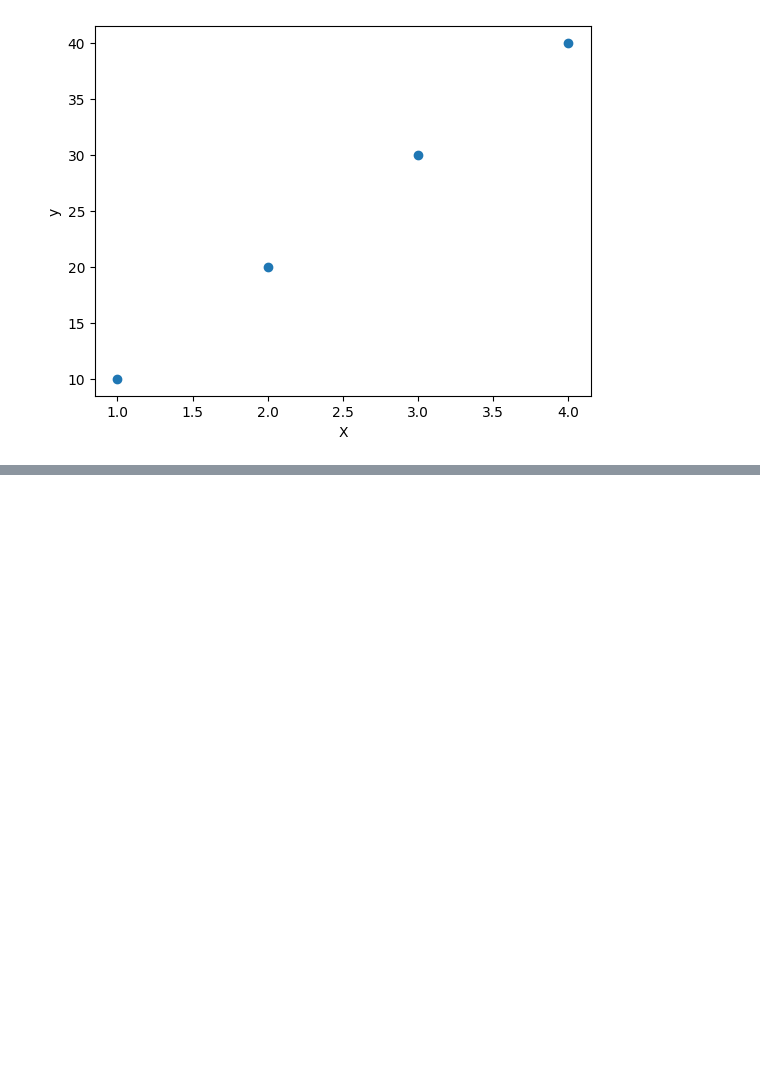
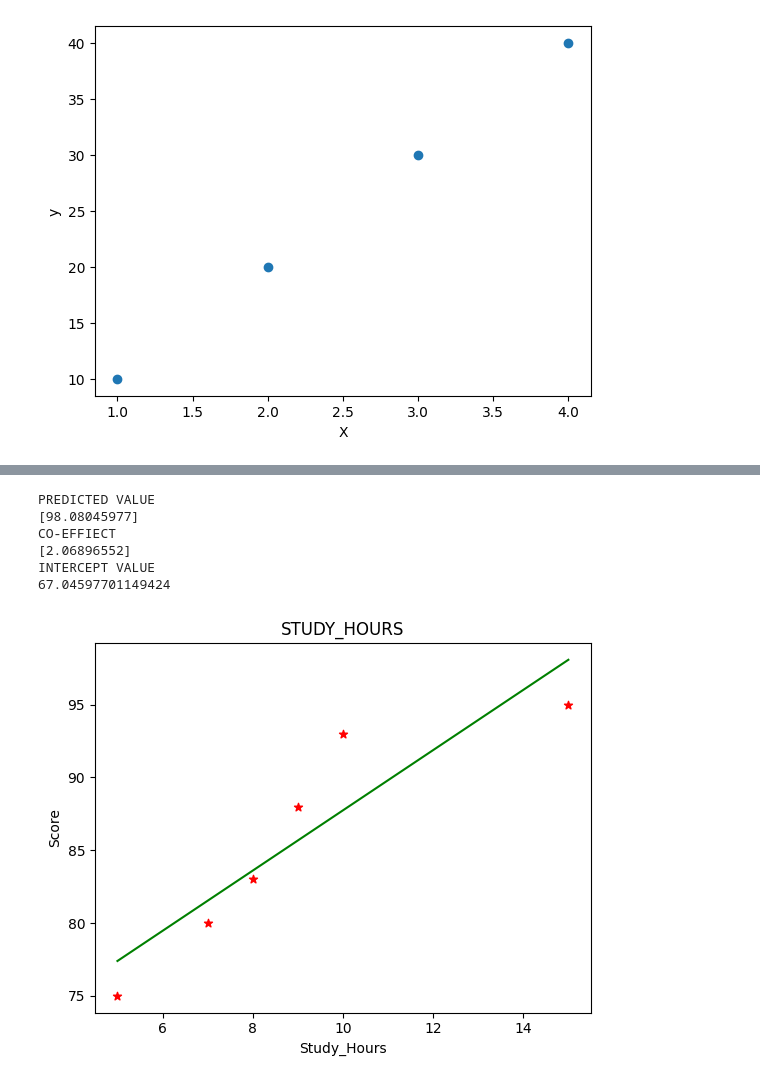
Before and after one commit to keerthimareedu3/keerthi, a Jupyter notebook: MACHINE_LEARNING.ipynb, the cells around one changed output, grey strips where cells are left out. Saved outputs shown, nothing was run; the diff lists cells and outputs as text; code cells hidden in the pictures; blank space fills up the shorter version.

```diff
--- a/MACHINE_LEARNING.ipynb
+++ b/MACHINE_LEARNING.ipynb
@@ -868,0 +967,29 @@ ValueError: Array shapes are incompatible for broadcasting.
+# %%
+import pandas as pd
+from sklearn.linear_model import LinearRegression
+import matplotlib.pyplot as plt
+df=pd.read_csv("STUDY_HOURS.csv")
+new_df=df.drop('SCORE',axis="columns")
+values=LinearRegression()
+values.fit(new_df.values,df.SCORE.values)
+print("PREDICTED VALUE")
+
+print(values.predict([[15]]))
+print("CO-EFFIECT")
+print(values.coef_)
+print("INTERCEPT VALUE")
+print(values.intercept_)
+plt.title("STUDY_HOURS")
+plt.xlabel("Study_Hours")
+plt.ylabel("Score")
+plt.scatter(df.STUDY_HOURS.values,df.SCORE.values,marker="*",color="red")
+plt.plot(df.STUDY_HOURS.values,values.predict(df[["STUDY_HOURS"]]),color="green")
+plt.show()
+# %% [output]
+PREDICTED VALUE
+[98.08045977]
+CO-EFFIECT
+[2.06896552]
+INTERCEPT VALUE
+67.04597701149424
+[figure, added]
```
Also changed, not shown: parts of 7 cells of this notebook.
